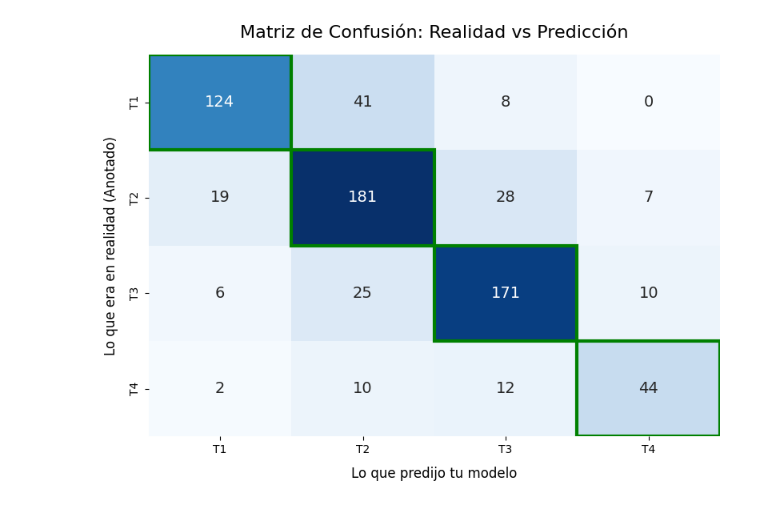
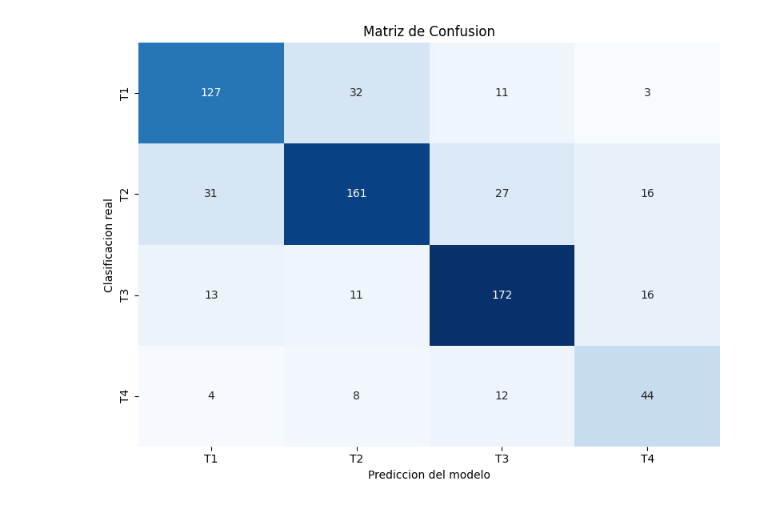
Before and after one commit to re531/Cancer-staging-proyect-pln, a Jupyter notebook: Codigos/Evaluacion1.ipynb, the cells around one changed output. Cells and saved outputs as stored; diff of their text form; code cells hidden in the pictures.

Commit message:
modified:   Codigos/04_Modelos_Avanzados.ipynb 	modified:   Codigos/Evaluacion1.ipynb 	new file:   Predicciones/respuestas_definitivas.csv

```diff
--- a/Codigos/Evaluacion1.ipynb
+++ b/Codigos/Evaluacion1.ipynb
@@ -109,69 +48,50 @@ import matplotlib.pyplot as plt
 import seaborn as sns
 from sklearn.metrics import f1_score, classification_report, confusion_matrix
 
-print("⚖️ Iniciando el Tribunal de Evaluación...\n")
+print("Iniciando evaluacion...")
 
-# --- 1. CONFIGURACIÓN DE RUTAS ---
-# Pon aquí el nombre exacto del archivo que te ha dado tu profesora
-ruta_csv_real = "../Datos/Evaluacion/tcga_simple_dev.csv"
+# 1. Cargar archivos
+df_real = pd.read_csv("../Datos/Evaluacion/tcga_simple_dev.csv")
+df_pred = pd.read_csv("../Predicciones/respuestas_definitivas.csv")
 
-# Pon aquí el nombre del archivo que generó tu modelo (ej. la CNN o la Bi-LSTM)
-ruta_csv_predicciones = r"C:\Users\rv710\3_IA\2_Cuatrimestre\Procesamiento Lenguaje Natural I\Cancer-staging-proyect-pln\Predicciones\Evaluacion3\tcga_predicciones_CNN2.csv"
+# 2. Limpiar IDs (Seguro de vida contra espacios en blanco)
+df_real['patient_id'] = df_real['patient_id'].astype(str).str.strip().str.upper()
+df_pred['patient_id'] = df_pred['patient_id'].astype(str).str.strip().str.upper()
 
-# --- 2. CARGAR DATOS ---
-try:
-    df_real = pd.read_csv(ruta_csv_real)
-    df_pred = pd.read_csv(ruta_csv_predicciones)
-except FileNotFoundError as e:
-    print(f"❌ Error: No se encuentra el archivo. Revisa las rutas.\n{e}")
-    exit()
+# 3. LA SOLUCION DEFINITIVA: Renombrar por la fuerza antes de cruzar
+# Forzamos los nombres exactos que queremos usar.
+df_real = df_real.rename(columns={'t': 't_real'})
+df_pred = df_pred.rename(columns={'t': 't_pred'})
 
-# --- 3. EL CRUCE SEGURO (Merge por patient_id) ---
-# Esto junta los dos archivos basándose en el ID.
-# Si el modelo predijo 'T4' y la realidad era 'T3', quedarán en la misma fila bajo 't_pred' y 't_real'
-df_evaluacion = pd.merge(df_real, df_pred, on='patient_id', suffixes=('_real', '_pred'))
+# 4. Cruzar los datos
+df_eval = pd.merge(df_real[['patient_id', 't_real']], df_pred[['patient_id', 't_pred']], on='patient_id')
 
-y_true = df_evaluacion['t_real'].astype(str)
-y_pred = df_evaluacion['t_pred'].astype(str)
+if len(df_eval) == 0:
+    print("Error: No coinciden los patient_id.")
+else:
+    # 5. Extraer variables y calcular
+    y_true = df_eval['t_real'].astype(str)
+    y_pred = df_eval['t_pred'].astype(str)
 
-# --- 4. CÁLCULO DE LA NOTA FINAL (Macro-F1) ---
-macro_f1 = f1_score(y_true, y_pred, average='macro')
+    macro_f1 = f1_score(y_true, y_pred, average='macro')
 
-print("="*50)
-print(f" 🏆 NOTA FINAL DEL MODELO (Macro-F1): {macro_f1:.4f} 🏆")
-print("="*50 + "\n")
+    print("-" * 40)
+    print(f"Resultado Final - Macro-F1 Score: {macro_f1:.4f}")
+    print("-" * 40)
 
-# --- 5. REPORTE DETALLADO (Para la memoria) ---
-print("📊 REPORTE DE CLASIFICACIÓN (Precisión y Recall por Estadio):")
-# Ordenamos las etiquetas para que siempre salgan en orden T1, T2, T3, T4
-etiquetas_ordenadas = ['T1', 'T2', 'T3', 'T4']
-print(classification_report(y_true, y_pred, labels=etiquetas_ordenadas))
+    etiquetas = ['T1', 'T2', 'T3', 'T4']
+    print("\nReporte detallado de clasificacion:")
+    print(classification_report(y_true, y_pred, labels=etiquetas))
 
-# --- 6. LA MATRIZ DE CONFUSIÓN VISUAL ---
-print("\n🎨 Generando Matriz de Confusión...")
-matriz = confusion_matrix(y_true, y_pred, labels=etiquetas_ordenadas)
+    # 6. Matriz de confusion
+    matriz = confusion_matrix(y_true, y_pred, labels=etiquetas)
 
-plt.figure(figsize=(8, 6))
-sns.heatmap(matriz, annot=True, fmt='d', cmap='Blues',
-            xticklabels=etiquetas_ordenadas,
-            yticklabels=etiquetas_ordenadas,
-            cbar=False, annot_kws={"size": 14})
-
-plt.title('Matriz de Confusión: Realidad vs Predicción', fontsize=16, pad=15)
-plt.xlabel('Lo que predijo tu modelo', fontsize=12, labelpad=10)
-plt.ylabel('Lo que era en realidad (Anotado)', fontsize=12, labelpad=10)
-
-# Resaltar la diagonal principal (los aciertos) en verde
-for i in range(len(etiquetas_ordenadas)):
-    plt.gca().add_patch(plt.Rectangle((i, i), 1, 1, fill=False, edgecolor='green', lw=3))
-
-plt.tight_layout()
-plt.show()
-
-# --- 7. ANÁLISIS DE ERRORES GRAVES ---
-# Vamos a sacar los IDs de los pacientes donde el modelo falló estrepitosamente (Dijo T1 pero era T4)
-errores_graves = df_evaluacion[(df_evaluacion['t_real'] == 'T4') & (df_evaluacion['t_pred'].isin(['T1', 'T2']))]
-if not errores_graves.empty:
-    print("\n🚨 CUIDADO: Se han detectado errores médicos graves (Falsos Negativos en tumores severos):")
-    print(errores_graves[['patient_id', 't_real', 't_pred']])
+    plt.figure(figsize=(8, 6))
+    sns.heatmap(matriz, annot=True, fmt='d', cmap='Blues',
+                xticklabels=etiquetas, yticklabels=etiquetas, cbar=False)
+    plt.title('Matriz de Confusion')
+    plt.xlabel('Prediccion del modelo')
+    plt.ylabel('Clasificacion real')
+    plt.tight_layout()
+    plt.show()
 # %% [output]
@@ -198 +114 @@ weighted avg       0.76      0.76      0.76       688
-[figure, old version]
+[figure, new version]
```
Also changed, not shown: parts of 3 cells of this notebook, 2 other files.
